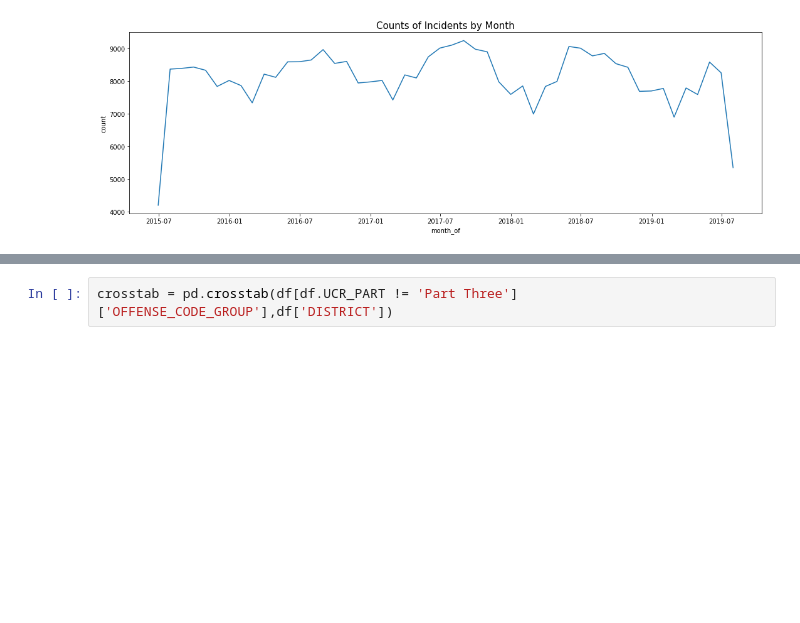
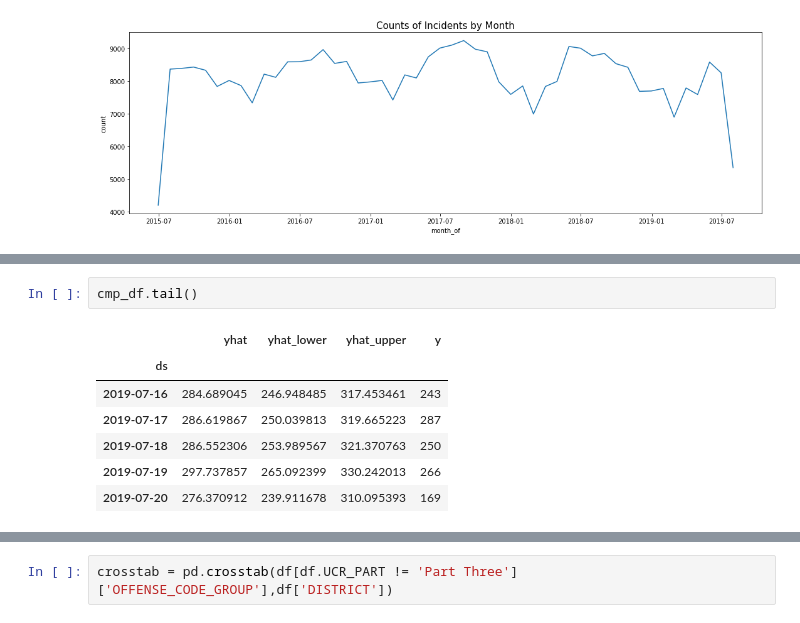
Before and after one commit to clstaub/Crime_Maps, a Jupyter notebook: EDA.ipynb, the cells around one changed output, grey strips where cells are left out. Drawn from its saved outputs; the diff is of its cells as text; blank space fills up the shorter version.

```diff
--- a/EDA.ipynb
+++ b/EDA.ipynb
@@ -260,0 +361,10 @@ plt.tight_layout()
+# %%
+cmp_df.tail()
+# %% [output]
+|  | yhat | yhat_lower | yhat_upper | y |
+| ds |  |  |  |  |
+| 2019-07-16 | 284.689045 | 246.948485 | 317.453461 | 243 |
+| 2019-07-17 | 286.619867 | 250.039813 | 319.665223 | 287 |
+| 2019-07-18 | 286.552306 | 253.989567 | 321.370763 | 250 |
+| 2019-07-19 | 297.737857 | 265.092399 | 330.242013 | 266 |
+| 2019-07-20 | 276.370912 | 239.911678 | 310.095393 | 169 |
```
Also changed, not shown: parts of 20 cells of this notebook.
